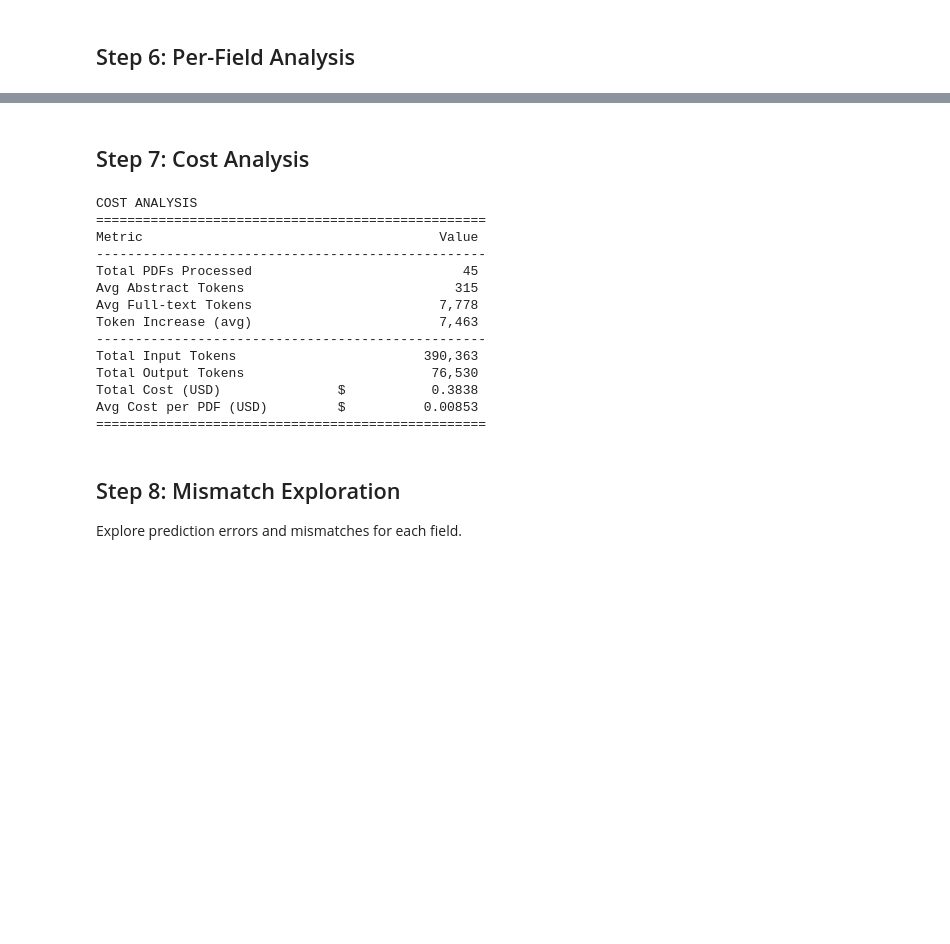
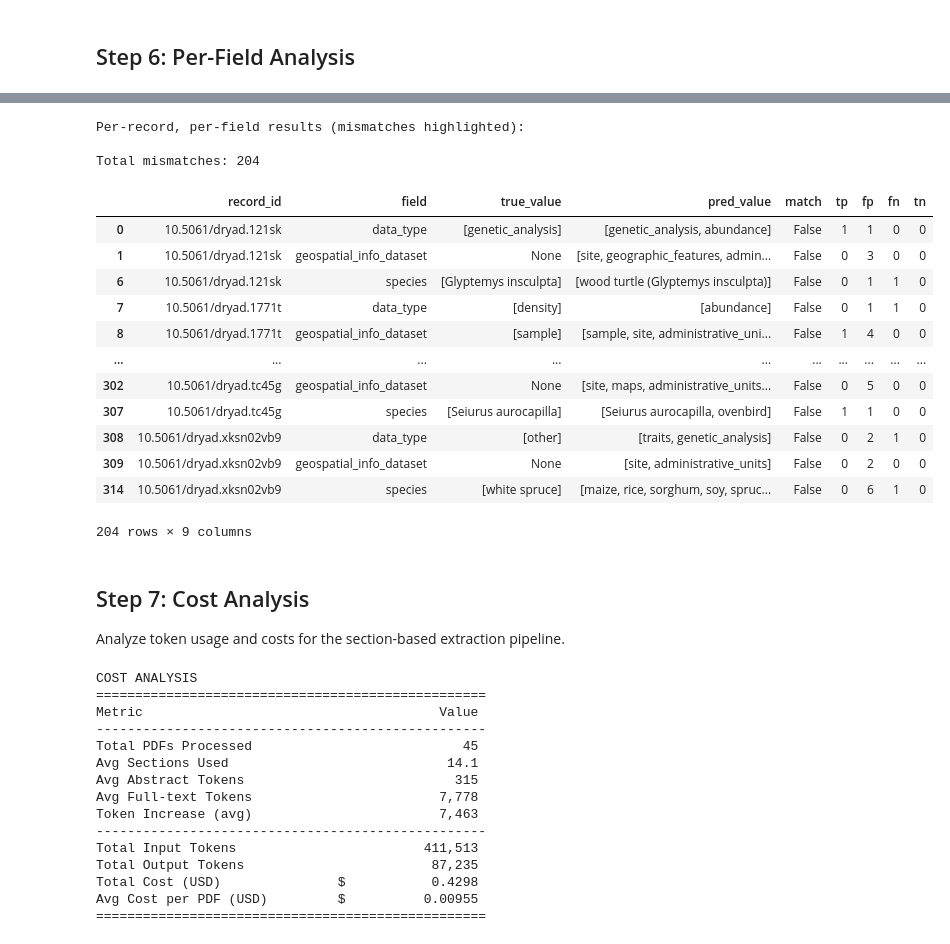
Before and after one commit to BiodiversiteQuebec/llm_metadata, a Jupyter notebook: notebooks/batch_fulltext_evaluation.ipynb, the cells around one changed output, grey strips where cells are left out. Cells and saved outputs as stored; diff of their text form; code cells hidden in the pictures; blank space fills up the shorter version.

```diff
--- a/notebooks/batch_fulltext_evaluation.ipynb
+++ b/notebooks/batch_fulltext_evaluation.ipynb
@@ -423,5 +426,31 @@ Worst performing field: temporal_range (F1=0.104)
+# %%
+# Detailed per-record comparison results
+print("Per-record, per-field results (mismatches highlighted):")
+results_df = section_report.to_pandas()
+mismatches = results_df[~results_df['match']]
+print(f"\nTotal mismatches: {len(mismatches)}")
+display(mismatches)
+# %% [output]
+Per-record, per-field results (mismatches highlighted):
+
+Total mismatches: 204
+|  | record_id | field | true_value | pred_value | match | tp | fp | fn | tn |
+| 0 | 10.5061/dryad.121sk | data_type | [genetic_analysis] | [genetic_analysis, abundance] | False | 1 | 1 | 0 | 0 |
+| 1 | 10.5061/dryad.121sk | geospatial_info_dataset | None | [site, geographic_features, admin... | False | 0 | 3 | 0 | 0 |
+| 6 | 10.5061/dryad.121sk | species | [Glyptemys insculpta] | [wood turtle (Glyptemys insculpta)] | False | 0 | 1 | 1 | 0 |
+| 7 | 10.5061/dryad.1771t | data_type | [density] | [abundance] | False | 0 | 1 | 1 | 0 |
+| 8 | 10.5061/dryad.1771t | geospatial_info_dataset | [sample] | [sample, site, administrative_uni... | False | 1 | 4 | 0 | 0 |
+| ... | ... | ... | ... | ... | ... | ... | ... | ... | ... |
+| 302 | 10.5061/dryad.tc45g | geospatial_info_dataset | None | [site, maps, administrative_units... | False | 0 | 5 | 0 | 0 |
+| 307 | 10.5061/dryad.tc45g | species | [Seiurus aurocapilla] | [Seiurus aurocapilla, ovenbird] | False | 1 | 1 | 0 | 0 |
+| 308 | 10.5061/dryad.xksn02vb9 | data_type | [other] | [traits, genetic_analysis] | False | 0 | 2 | 1 | 0 |
+| 309 | 10.5061/dryad.xksn02vb9 | geospatial_info_dataset | None | [site, administrative_units] | False | 0 | 2 | 0 | 0 |
+| 314 | 10.5061/dryad.xksn02vb9 | species | [white spruce] | [maize, rice, sorghum, soy, spruc... | False | 0 | 6 | 1 | 0 |
+204 rows × 9 columns
 # %% [markdown]
 ## Step 7: Cost Analysis
+
+Analyze token usage and costs for the section-based extraction pipeline.
 # %%
 # Cost analysis from results
 successful_results = [r for r in results if r.status == "success"]
@@ -432,12 +461,14 @@ if successful_results:
     total_output_tokens = sum(r.output_tokens or 0 for r in successful_results)
     total_fulltext_tokens = sum(r.fulltext_tokens or 0 for r in successful_results)
     total_abstract_tokens = sum(r.abstract_tokens or 0 for r in successful_results)
+    total_sections = sum(r.sections_used or 0 for r in successful_results)
 
     print("\nCOST ANALYSIS")
     print("=" * 50)
     print(f"{'Metric':<30} {'Value':>18}")
     print("-" * 50)
     print(f"{'Total PDFs Processed':<30} {len(successful_results):>18}")
+    print(f"{'Avg Sections Used':<30} {total_sections / len(successful_results):>18,.1f}")
     print(f"{'Avg Abstract Tokens':<30} {total_abstract_tokens / len(successful_results):>18,.0f}")
     print(f"{'Avg Full-text Tokens':<30} {total_fulltext_tokens / len(successful_results):>18,.0f}")
     print(f"{'Token Increase (avg)':<30} {(total_fulltext_tokens - total_abstract_tokens) / len(successful_results):>18,.0f}")
@@ -453,16 +484,13 @@ COST ANALYSIS
 Metric                                      Value
 --------------------------------------------------
 Total PDFs Processed                           45
+Avg Sections Used                            14.1
 Avg Abstract Tokens                           315
 Avg Full-text Tokens                        7,778
 Token Increase (avg)                        7,463
 --------------------------------------------------
-Total Input Tokens                        390,363
-Total Output Tokens                        76,530
-Total Cost (USD)               $           0.3838
-Avg Cost per PDF (USD)         $          0.00853
+Total Input Tokens                        411,513
+Total Output Tokens                        87,235
+Total Cost (USD)               $           0.4298
+Avg Cost per PDF (USD)         $          0.00955
 ==================================================
-# %% [markdown]
-## Step 8: Mismatch Exploration
-
-Explore prediction errors and mismatches for each field.
```
Also changed, not shown: parts of 15 cells of this notebook, 14 other files.
